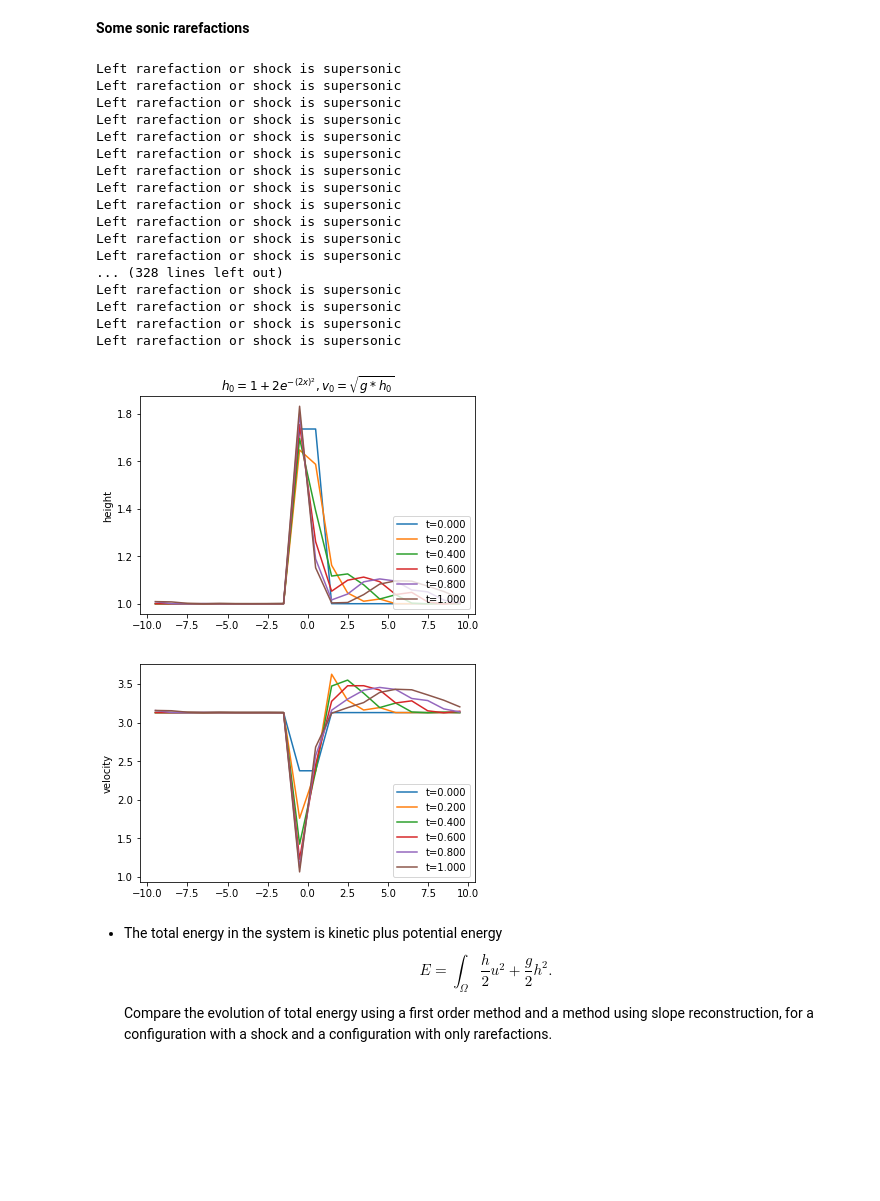
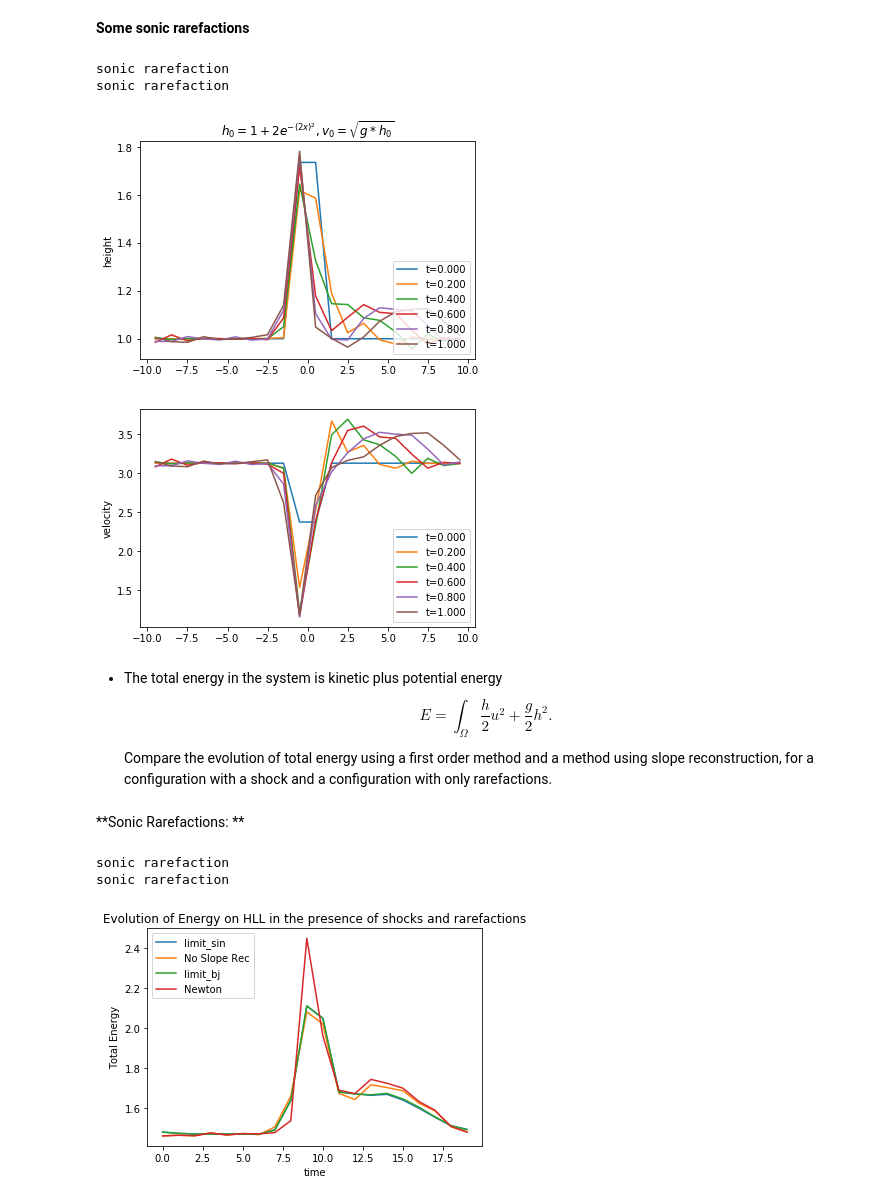
Before and after one commit to sarahaguasvivas/class, a Jupyter notebook: HW4/HW4.ipynb, the cells around one changed output. Drawn from its saved outputs; the diff is of its cells as text; code cells hidden in the pictures; blank space fills up the shorter version.

```diff
--- a/HW4/HW4.ipynb
+++ b/HW4/HW4.ipynb
@@ -272,7 +255,7 @@ def initial_shallow(x):
                         (9.8000*(1+ 2*(numpy.exp(-(x*2)**2))))**(1./2.)])
 #sqrt(gh, where h is the conditions defined above)
 
-x, hist = fvsolve2system(riemann_shallow, initial_shallow, n=20, limit=limit_vl, args=())
+x, hist = fvsolve2system(riemann_shallow, initial_shallow, n=20, limit=limit_none, args=())
 pyplot.title('$h_0= 1+ 2e^{-(2x)^2}, v_0= \sqrt{g*h_0}$')
 for t, U in hist:
     pyplot.plot(x, U[0], label='t={:.3f}'.format(t))
@@ -287,26 +270,60 @@ pyplot.ylabel('velocity')
 pyplot.legend(loc='lower right');
 pyplot.show()
 # %% [output]
-Left rarefaction or shock is supersonic
-Left rarefaction or shock is supersonic
-Left rarefaction or shock is supersonic
-Left rarefaction or shock is supersonic
-Left rarefaction or shock is supersonic
-Left rarefaction or shock is supersonic
-Left rarefaction or shock is supersonic
-Left rarefaction or shock is supersonic
-Left rarefaction or shock is supersonic
-Left rarefaction or shock is supersonic
-Left rarefaction or shock is supersonic
-Left rarefaction or shock is supersonic
-... (328 lines left out)
-Left rarefaction or shock is supersonic
-Left rarefaction or shock is supersonic
-Left rarefaction or shock is supersonic
-Left rarefaction or shock is supersonic
+sonic rarefaction
+sonic rarefaction
-[figure, old version]
+[figure, new version]
-[figure, old version]
+[figure, new version]
 # %% [markdown]
 * The total energy in the system is kinetic plus potential energy
 $$ E = \int_{\Omega} \frac h 2 u^2 + \frac g 2 h^2 . $$
 Compare the evolution of total energy using a first order method and a method using slope reconstruction, for a configuration with a shock and a configuration with only rarefactions.
+# %% [markdown]
+**Sonic Rarefactions: **
+# %%
+def initial_shallow(x):
+    return numpy.array([1+ 2*(numpy.exp(-(x*2)**2)),
+                        (9.8000*(1+ 2*(numpy.exp(-(x*2)**2))))**(1./2.)])
+
+x, hist = fvsolve2system(riemann_shallow_hll, initial_shallow, n=20, limit=limit_none, args=())
+
+E_NL=0
+for t, U in hist:
+# Trapezoid rule: h*(B+b)/2
+    v= U[1]/U[0]
+    E_NL+= 0.05/2*(U[0]/2. * v**2 + 9.810/2. * U[0]**2) #Energy using Trapezoid rule
+E_LBJ=0
+x, hist = fvsolve2system(riemann_shallow_hll, initial_shallow, n=20, limit=limit_bj, args=())
+for t, U in hist:
+# Trapezoid rule: h*(B+b)/2
+    v= U[1]/U[0]
+    E_LBJ+= 0.05/2*(U[0]/2. * v**2 + 9.810/2. * U[0]**2) #Energy using Trapezoid rule
+
+E_LSIN=0
+x, hist = fvsolve2system(riemann_shallow_hll, initial_shallow, n=20, limit=limit_sin, args=())
+for t, U in hist:
+# Trapezoid rule: h*(B+b)/2
+    v= U[1]/U[0]
+    E_LSIN+= 0.05/2*(U[0]/2. * v**2 + 9.810/2. * U[0]**2) #Energy using Trapezoid rule
+
+x, hist = fvsolve2system(riemann_shallow, initial_shallow, n=20, limit=limit_none, args=())
+
+E_E=0
+for t, U in hist:
+# Trapezoid rule: h*(B+b)/2
+    v= U[1]/U[0]
+    E_E+= 0.05/2*(U[0]/2. * v**2 + 9.810/2. * U[0]**2) #Energy using Trapezoid rule
+
+pyplot.title("Evolution of Energy on HLL in the presence of shocks and rarefactions")
+pyplot.xlabel("time")
+pyplot.ylabel("Total Energy")
+pyplot.plot(E_LSIN, label="limit_sin")
+pyplot.plot(E_NL, label="No Slope Rec")
+pyplot.plot(E_LBJ, label= "limit_bj")
+pyplot.plot(E_E, label= "Newton")
+pyplot.legend(loc="upper left")
+pyplot.show()
+# %% [output]
+sonic rarefaction
+sonic rarefaction
+[figure, added]
```
Also changed, not shown: parts of 9 cells of this notebook.
